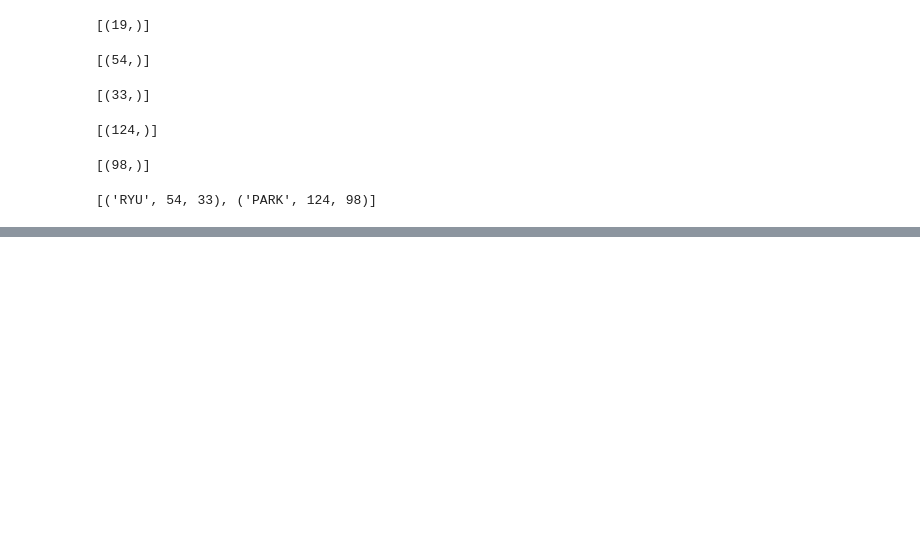
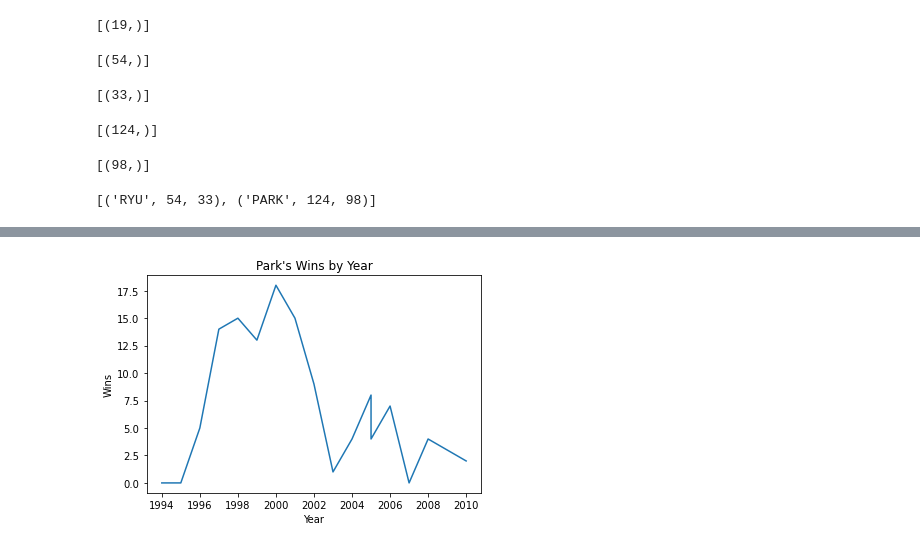
Before and after one commit to nogibjj/song3, a Jupyter notebook: query.ipynb, the cells around one changed output, grey strips where cells are left out. Drawn from its saved outputs; the diff is of its cells as text; code cells hidden in the pictures; blank space fills up the shorter version.

```diff
--- a/query.ipynb
+++ b/query.ipynb
@@ -80,0 +104,20 @@ cur.fetchall()
+# %%
+# visualize Park's data from database
+import numpy as np
+import matplotlib.pyplot as plt
+
+cur.execute("SELECT * FROM pitching WHERE playerID == 'parkch01'")
+Year = []
+Wins = []
+
+for row in cur:
+    Year.append(row[2])
+    Wins.append(row[7])
+
+plt.plot(Year, Wins)
+plt.xlabel('Year')
+plt.ylabel('Wins')
+plt.title('Park\'s Wins by Year')
+plt.show()
+# %% [output]
+[figure, added]
```
Also changed, not shown: parts of 1 cell of this notebook.
